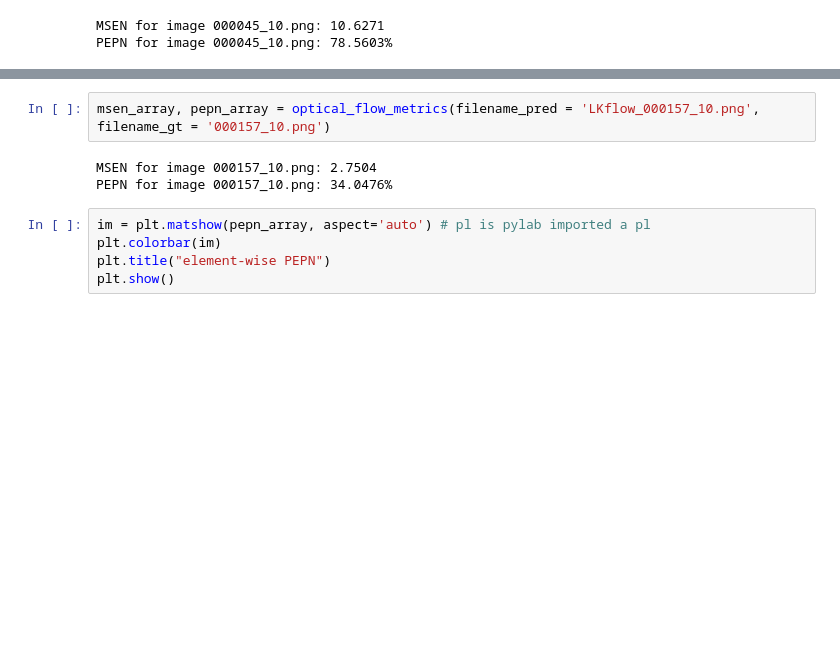
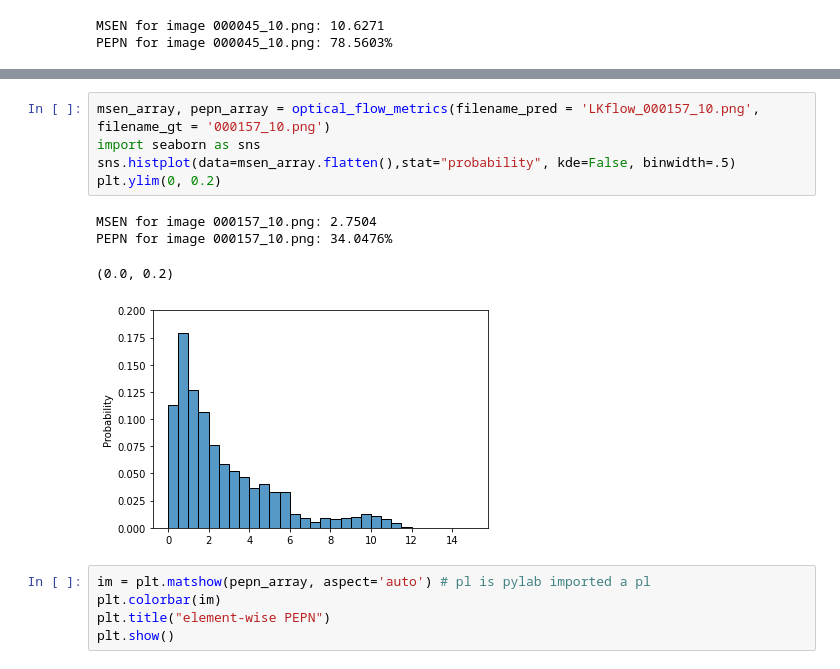
Before and after one commit to mcv-m6-video/mcv-m6-2023-team4, a Jupyter notebook: Week 1/optical_flow_metrics.ipynb, the cells around one changed output, grey strips where cells are left out. Saved outputs shown, nothing was run; the diff lists cells and outputs as text; blank space fills up the shorter version.

```diff
--- a/Week 1/optical_flow_metrics.ipynb
+++ b/Week 1/optical_flow_metrics.ipynb
@@ -75,8 +77,13 @@ plt.show()
 # %%
 msen_array, pepn_array = optical_flow_metrics(filename_pred = 'LKflow_000157_10.png', filename_gt = '000157_10.png')
+import seaborn as sns
+sns.histplot(data=msen_array.flatten(),stat="probability", kde=False, binwidth=.5)
+plt.ylim(0, 0.2)
 # %% [output]
 MSEN for image 000157_10.png: 2.7504
 PEPN for image 000157_10.png: 34.0476%
+(0.0, 0.2)
+[figure, added]
 # %%
 im = plt.matshow(pepn_array, aspect='auto') # pl is pylab imported a pl
 plt.colorbar(im)
```
Also changed, not shown: parts of 3 cells of this notebook, 1 other file.
